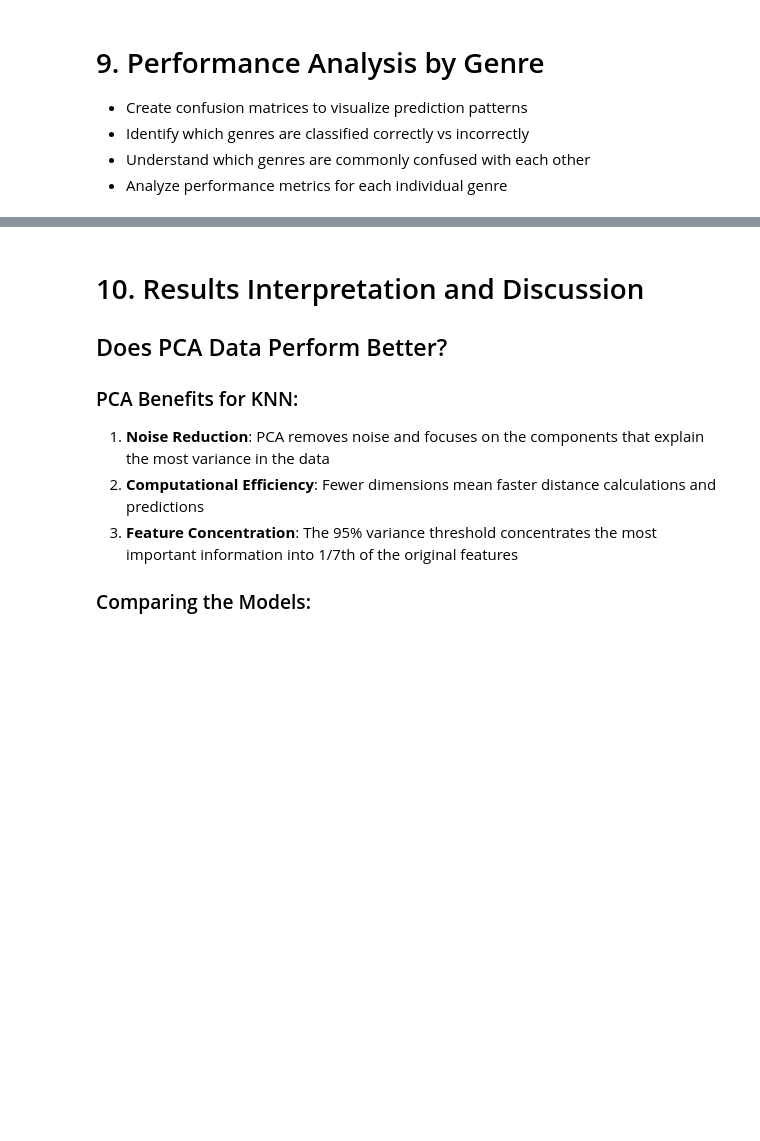
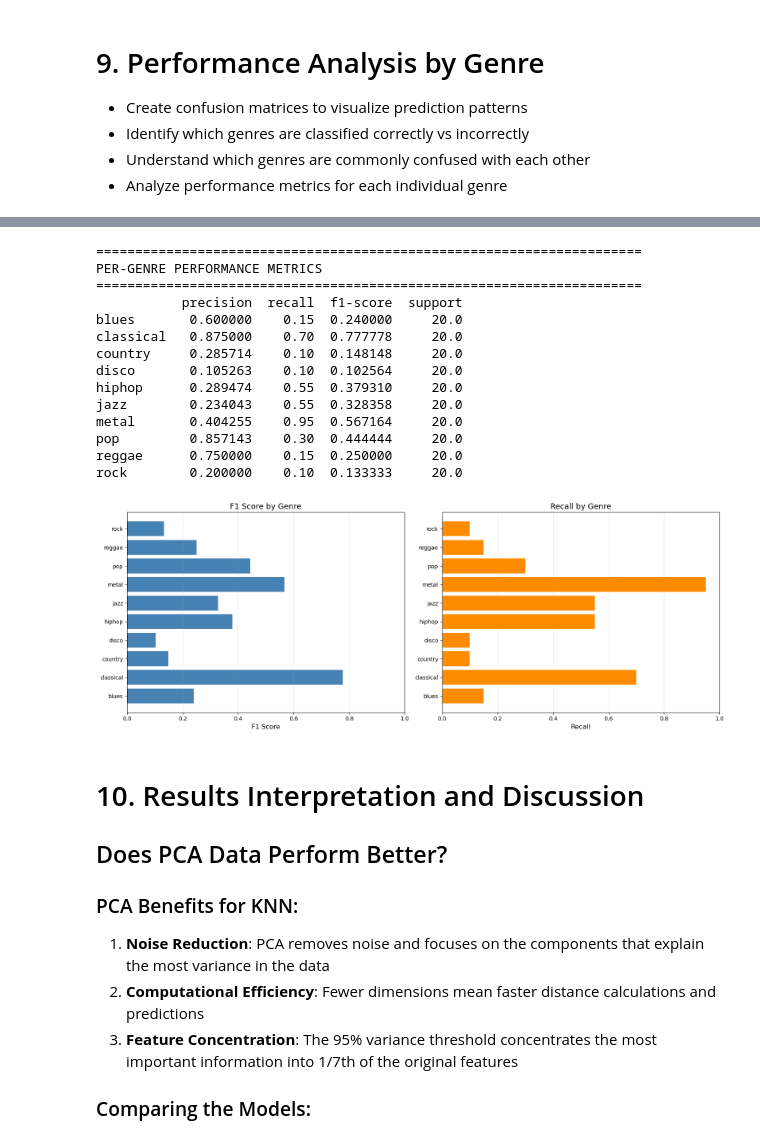
Before and after one commit to AlexGithub3427/music-genre-classification, a Jupyter notebook: Full KNN.ipynb, the cells around one changed output, grey strips where cells are left out. Drawn from its saved outputs; the diff is of its cells as text; code cells hidden in the pictures; blank space fills up the shorter version.

```diff
--- a/Full KNN.ipynb
+++ b/Full KNN.ipynb
@@ -459,3 +236,57 @@ classical    0.581614 0.638037    0.056423
+# %%
+genres = list(le.classes_)
+
+# Get detailed performance metrics by genre
+report = classification_report(y_test, y_pred_labels, output_dict=True)
+
+# Convert to DataFrame for better visualization
+df_report = pd.DataFrame(report).transpose()
+
+# Display genre-level metrics
+print("="*70)
+print("PER-GENRE PERFORMANCE METRICS")
+print("="*70)
+print(df_report.head(len(genres)))
+
+# Extract F1 and recall (per-genre accuracy)
+f1_scores = [report[genre]['f1-score'] for genre in genres]
+accuracy_by_genre = [report[genre]['recall'] for genre in genres]
+
+# Create visualization
+fig, (ax1, ax2) = plt.subplots(1, 2, figsize=(16, 6))
+
+# Plot F1 scores
+ax1.barh(genres, f1_scores, color='steelblue')
+ax1.set_xlabel('F1 Score', fontsize=12)
+ax1.set_title('F1 Score by Genre', fontsize=14)
+ax1.set_xlim(0, 1)
+ax1.grid(axis='x', alpha=0.3)
+
+# Plot accuracy (recall) by genre
+ax2.barh(genres, accuracy_by_genre, color='darkorange')
+ax2.set_xlabel('Recall', fontsize=12)
+ax2.set_title('Recall by Genre', fontsize=14)
+ax2.set_xlim(0, 1)
+ax2.grid(axis='x', alpha=0.3)
+
+plt.tight_layout()
+plt.show()
+# %% [output]
+======================================================================
+PER-GENRE PERFORMANCE METRICS
+======================================================================
+           precision  recall  f1-score  support
+blues       0.600000    0.15  0.240000     20.0
+classical   0.875000    0.70  0.777778     20.0
+country     0.285714    0.10  0.148148     20.0
+disco       0.105263    0.10  0.102564     20.0
+hiphop      0.289474    0.55  0.379310     20.0
+jazz        0.234043    0.55  0.328358     20.0
+metal       0.404255    0.95  0.567164     20.0
+pop         0.857143    0.30  0.444444     20.0
+reggae      0.750000    0.15  0.250000     20.0
+rock        0.200000    0.10  0.133333     20.0
+[figure, added]
 # %% [markdown]
 # 10. Results Interpretation and Discussion
 
```
Also changed, not shown: parts of 15 cells of this notebook.
